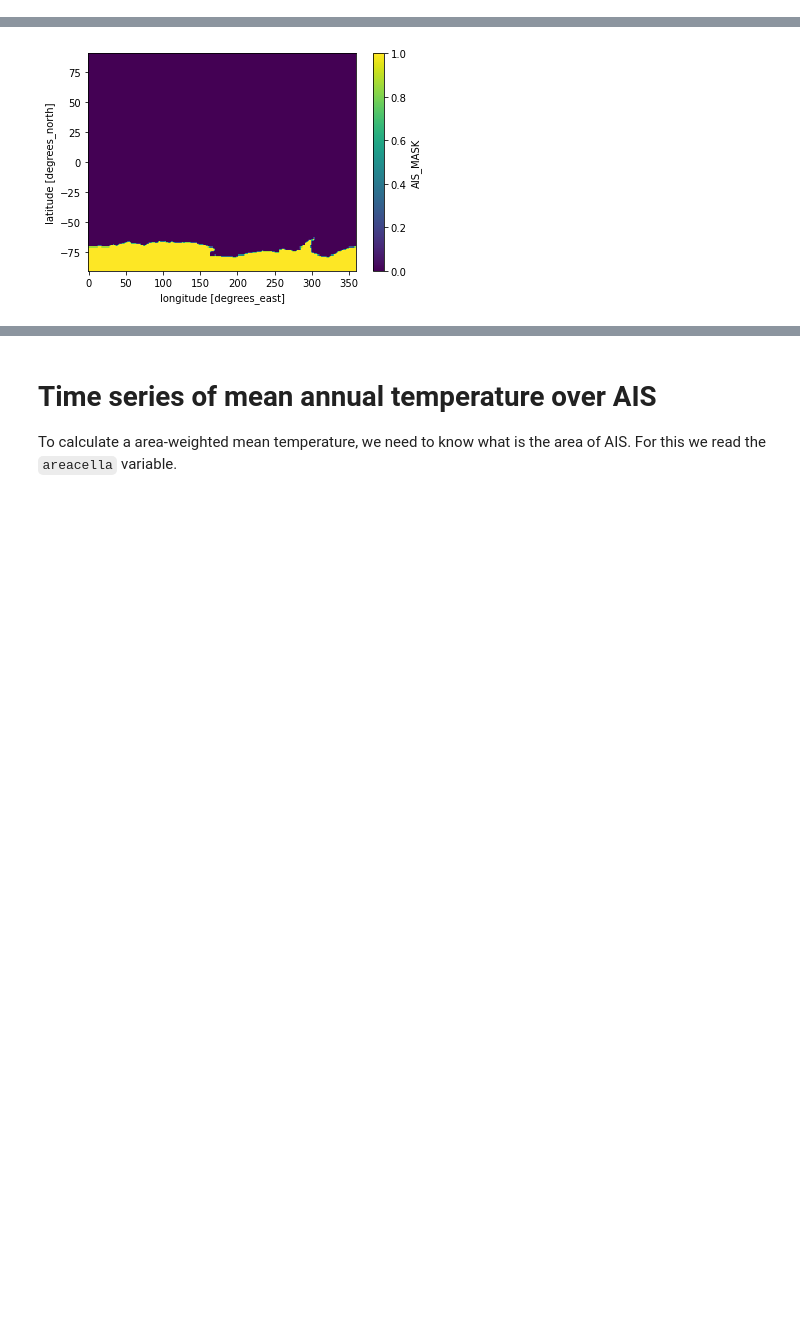
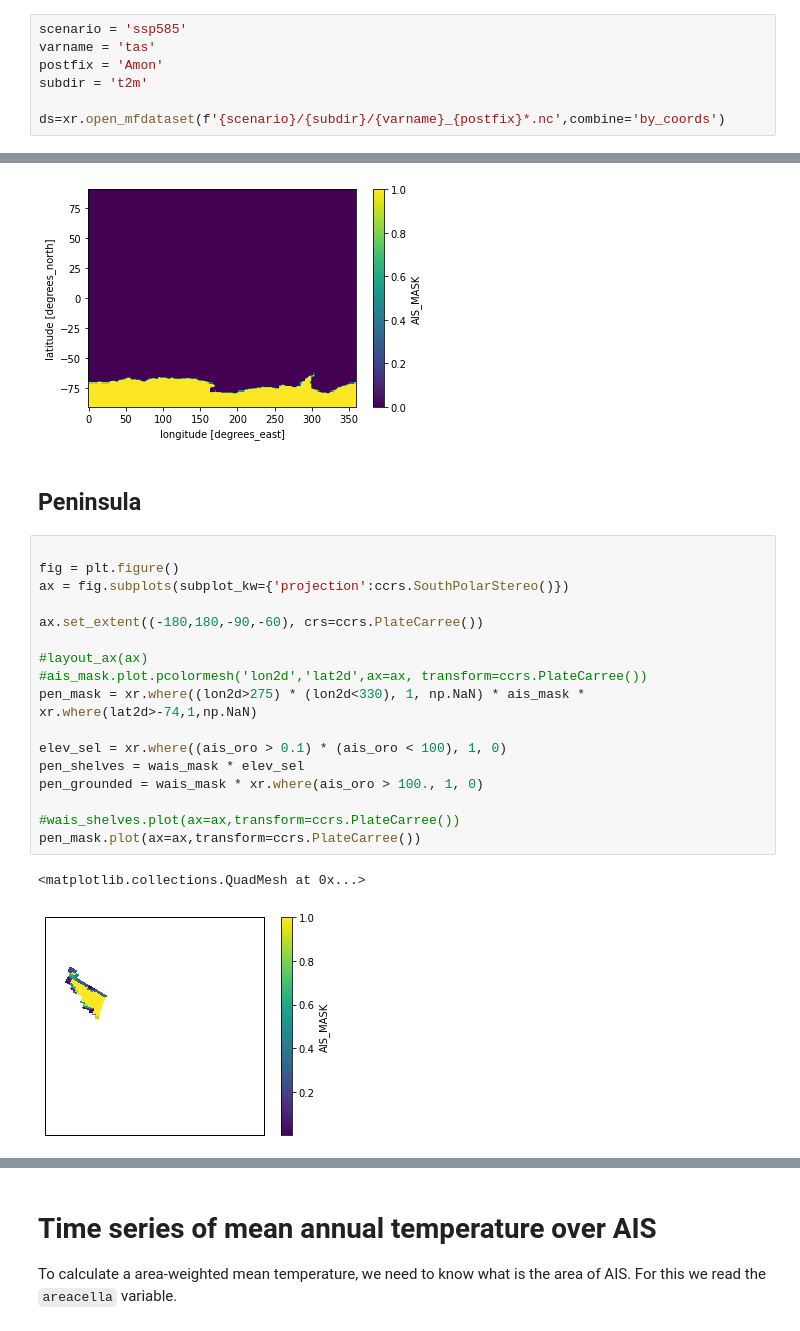
Before and after one commit to lvankampenhout/cesm_ext_ais, a Jupyter notebook: example notebook Nikola.ipynb, the cells around one changed output, grey strips where cells are left out. Saved outputs shown, nothing was run; the diff lists cells and outputs as text; blank space fills up the shorter version.

Commit message:
WAIS, Peninsula masks

```diff
--- a/example notebook Nikola.ipynb
+++ b/example notebook Nikola.ipynb
@@ -28,0 +22,7 @@ https://xarray.pydata.org/en/stable/io.html?reading-multi-file-datasets
+# %%
+scenario = 'ssp585'
+varname = 'tas'
+postfix = 'Amon'
+subdir = 't2m'
+
+ds=xr.open_mfdataset(f'{scenario}/{subdir}/{varname}_{postfix}*.nc',combine='by_coords')
@@ -53,3 +57,25 @@ ais_mask.plot()
 # %% [output]
 <matplotlib.collections.QuadMesh at 0x...>
 [figure]
+# %% [markdown]
+## Peninsula
+# %%
+
+fig = plt.figure()
+ax = fig.subplots(subplot_kw={'projection':ccrs.SouthPolarStereo()})
+
+ax.set_extent((-180,180,-90,-60), crs=ccrs.PlateCarree())
+
+#layout_ax(ax)
+#ais_mask.plot.pcolormesh('lon2d','lat2d',ax=ax, transform=ccrs.PlateCarree())
+pen_mask = xr.where((lon2d>275) * (lon2d<330), 1, np.NaN) * ais_mask * xr.where(lat2d>-74,1,np.NaN)
+
+elev_sel = xr.where((ais_oro > 0.1) * (ais_oro < 100), 1, 0)
+pen_shelves = wais_mask * elev_sel
+pen_grounded = wais_mask * xr.where(ais_oro > 100., 1, 0)
+
+#wais_shelves.plot(ax=ax,transform=ccrs.PlateCarree())
+pen_mask.plot(ax=ax,transform=ccrs.PlateCarree())
+# %% [output]
+<matplotlib.collections.QuadMesh at 0x...>
+[figure, added]
```
Also changed, not shown: parts of 25 cells of this notebook.
